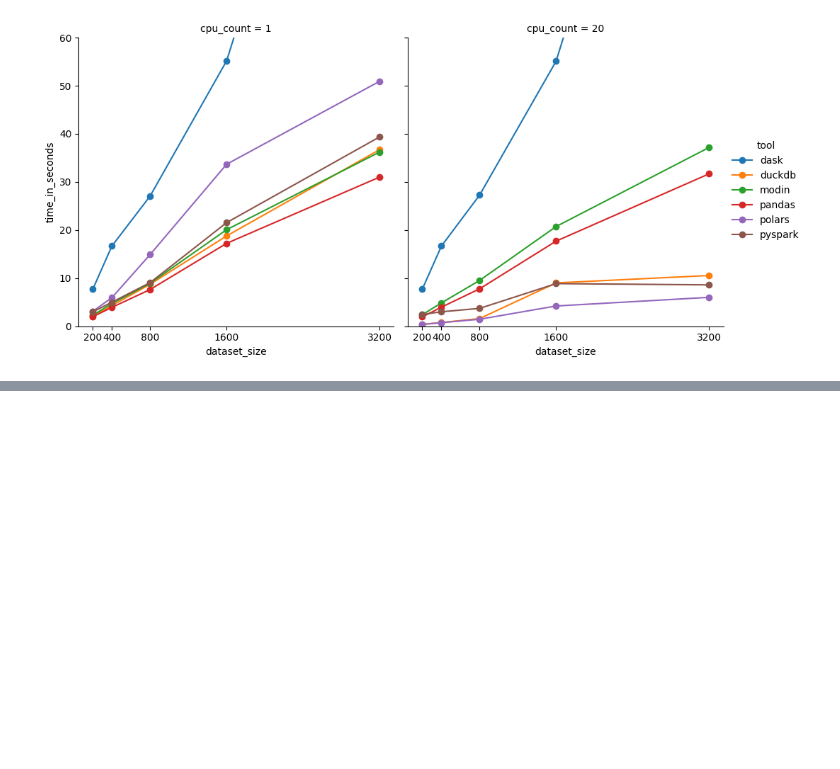
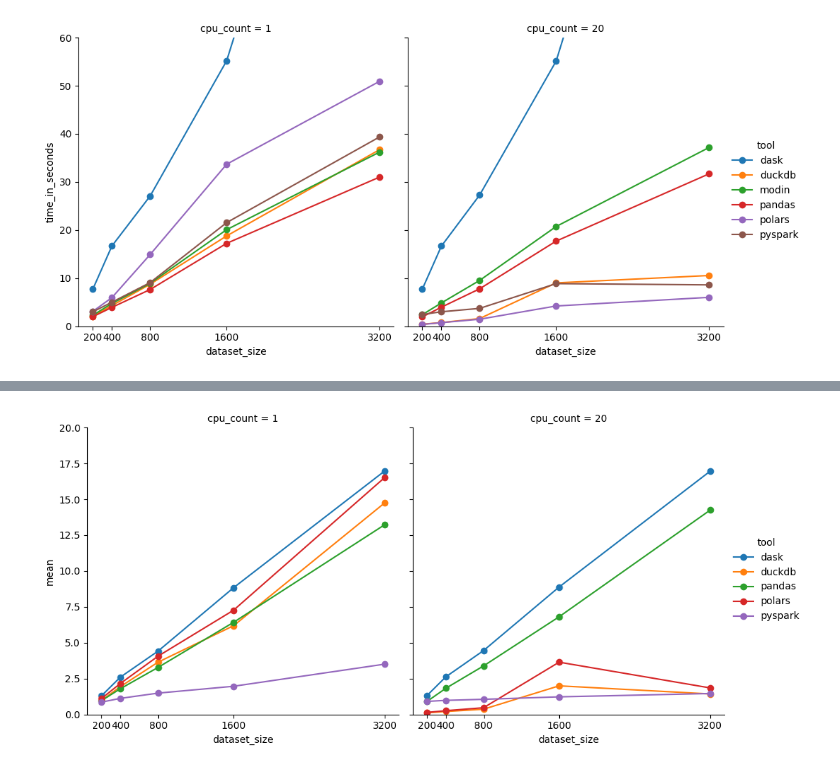
Before and after one commit to vodkar/polars_investigation, a Jupyter notebook: visualize_diagrams.ipynb, the cells around one changed output, grey strips where cells are left out. Saved outputs shown, nothing was run; the diff lists cells and outputs as text; code cells hidden in the pictures; blank space fills up the shorter version.

```diff
--- a/visualize_diagrams.ipynb
+++ b/visualize_diagrams.ipynb
@@ -58,0 +121,4 @@ grid.add_legend()
+# %%
+build_grid("is_in.csv", 20)
+# %% [output]
+[figure, added]
```
Also changed, not shown: parts of 8 cells of this notebook.
